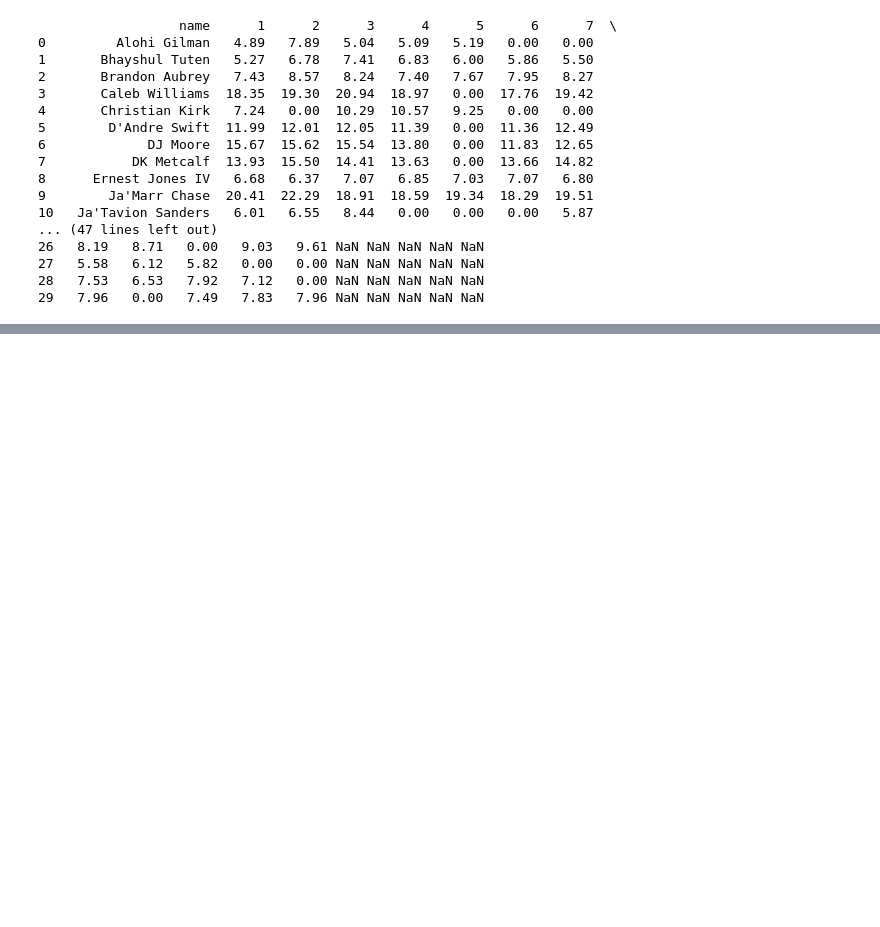
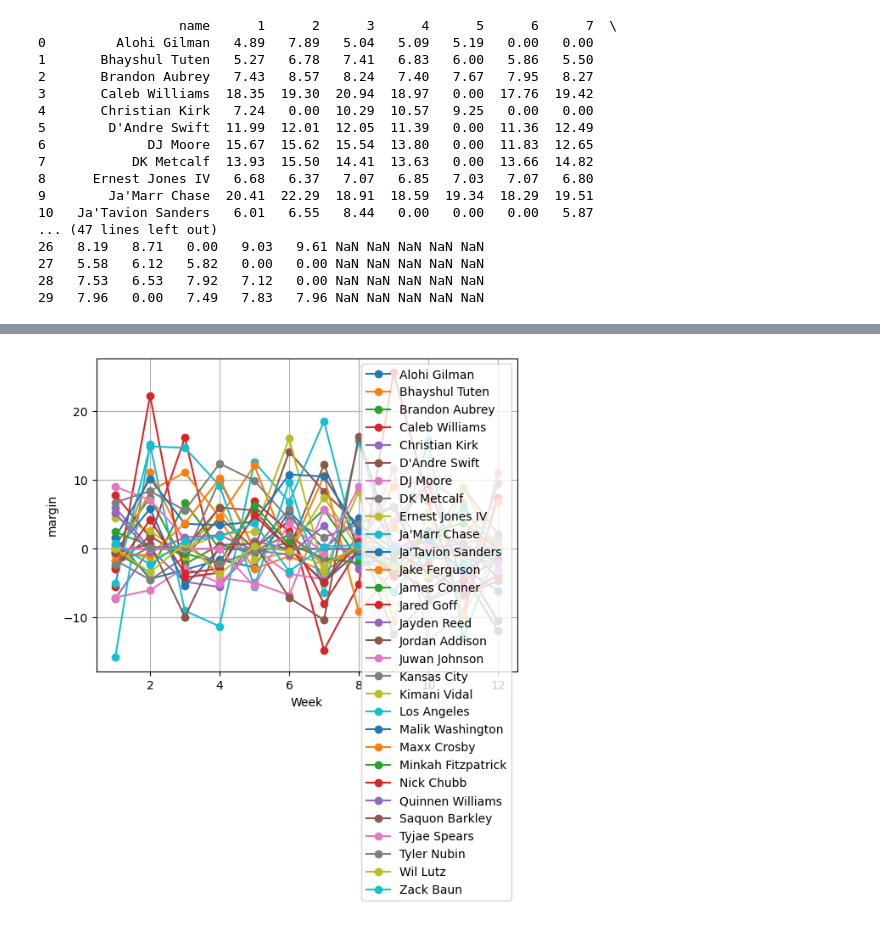
Before and after one commit to AidanNowa/fantasy_football_analytics, a Jupyter notebook: notebooks/function_testing.ipynb, the cells around one changed output, grey strips where cells are left out. Saved outputs shown, nothing was run; the diff lists cells and outputs as text; code cells hidden in the pictures; blank space fills up the shorter version.

Commit message:
margin calculation and general graph function

```diff
--- a/notebooks/function_testing.ipynb
+++ b/notebooks/function_testing.ipynb
@@ -166,0 +128,3 @@ Name: name, dtype: object
+# %%
+weekly_totals = get_weekly_totals(league, team)
+print(weekly_totals)
@@ -166,0 +149,4 @@ Name: name, dtype: object
+# %%
+# weekly_totals = weekly_totals.set_index("name").sort_index()
+weekly_totals = weekly_totals.reset_index(drop=True)
+print(weekly_totals)
@@ -166,0 +171,7 @@ Name: name, dtype: object
+# %%
+curr_week = 12
+projections_margin = pd.DataFrame(projections['name'])
+# weekly_totals = weekly_totals.set_index("name").sort_index()
+# weekly_sorted = weekly_sorted.reset_index()
+# projections_sorted = projections.set_index("name").sort_index()
+print(weekly_totals)
@@ -166,0 +196,10 @@ Name: name, dtype: object
+# %%
+
+# print(weekly_totals[['1','2']].head())
+# print(projections[['1','2']].head())
+for i in range(1,curr_week+1):
+    week_margin = (weekly_totals[str(i)] - projections[str(i)])
+    # print(week_margin.head())
+    margin = week_margin.to_list()
+    projections_margin.insert(i, str(i), margin, True)
+print(projections_margin)
@@ -166,0 +244,12 @@ Name: name, dtype: object
+# %%
+projections_margin_long = projections_margin.melt(id_vars='name', var_name='week', value_name='margin')
+projections_margin_long['week'] = projections_margin_long['week'].astype(int)
+for name, group in projections_margin_long.groupby('name'):
+    plt.plot(group['week'], group['margin'], marker = 'o', label=name)
+plt.xlabel("Week")
+plt.ylabel("margin")
+plt.legend()
+plt.grid(True)
+plt.show()
+# %% [output]
+[figure, added]
```
Also changed, not shown: parts of 11 cells of this notebook, 3 other files.
